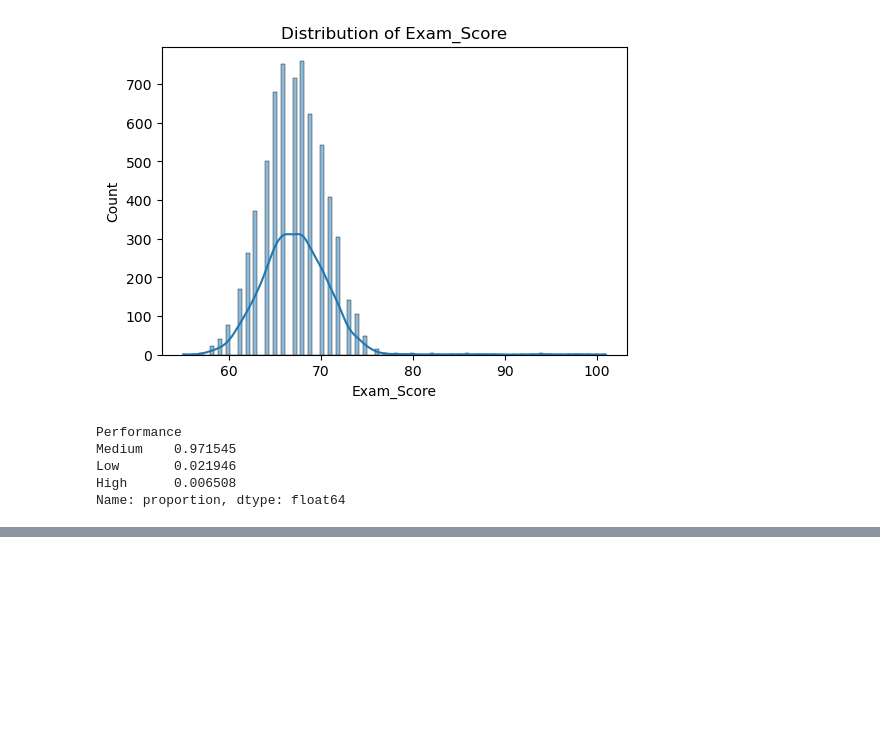
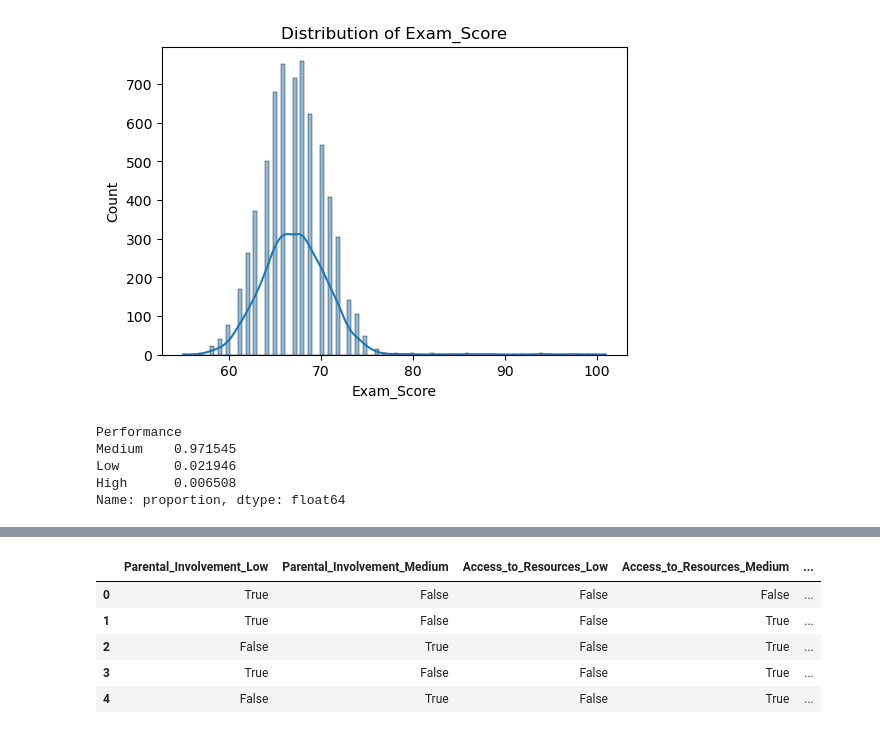
Before and after one commit to eexoxz/student-dropout, a Jupyter notebook: 01_eda.ipynb, the cells around one changed output, grey strips where cells are left out. Cells and saved outputs as stored; diff of their text form; code cells hidden in the pictures; blank space fills up the shorter version.

```diff
--- a/01_eda.ipynb
+++ b/01_eda.ipynb
@@ -167,0 +176,9 @@ TARGET = 'Performance'
+# %%
+for col in NUMERIC:
+    df[col] = df[col].fillna(df[col].median())
+# %%
+for col in CATEGORICAL:
+    df[col] = df[col].fillna(df[col].mode()[0])
+# %%
+for col in CATEGORICAL:
+    df[col] = df[col].astype(str).str.strip().str.title()
@@ -167,0 +196,10 @@ TARGET = 'Performance'
+# %%
+df_encoded = pd.get_dummies(df[CATEGORICAL], drop_first=True)
+df_encoded.head()
+# %% [output]
+|  | Parental_Involvement_Low | Parental_Involvement_Medium | Access_to_Resources_Low | Access_to_Resources_Medium | ... |
+| 0 | True | False | False | False | ... |
+| 1 | True | False | False | True | ... |
+| 2 | False | True | False | True | ... |
+| 3 | True | False | False | True | ... |
+| 4 | False | True | False | True | ... |
```
Also changed, not shown: parts of 2 cells of this notebook.
